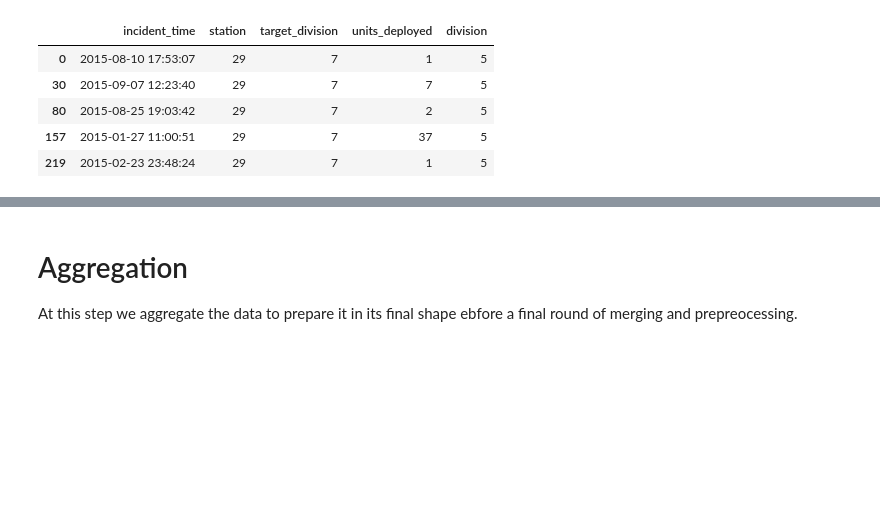
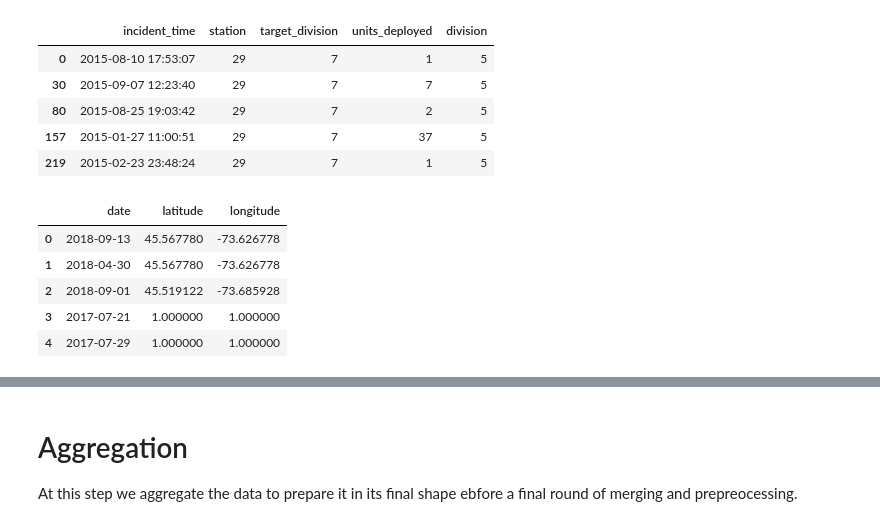
Before and after one commit to naderghanbari/mcgill-capstone, a Jupyter notebook: mcgill_capstone.ipynb, the cells around one changed output, grey strips where cells are left out. Cells and saved outputs as stored; diff of their text form; code cells hidden in the pictures; blank space fills up the shorter version.

```diff
--- a/mcgill_capstone.ipynb
+++ b/mcgill_capstone.ipynb
@@ -165,3 +168,16 @@ interventions.head()
 | 80 | 2015-08-25 19:03:42 | 29 | 7 | 2 | 5 |
 | 157 | 2015-01-27 11:00:51 | 29 | 7 | 37 | 5 |
 | 219 | 2015-02-23 23:48:24 | 29 | 7 | 1 | 5 |
+# %%
+# Read crimes dataset into a Pandas dataframe
+crimes = pd.read_csv("crimes/crimes.csv", encoding="ISO-8859-1")
+crimes.rename(columns={"DATE":"date", "LATITUDE":"latitude", "LONGITUDE":"longitude"}, inplace=True)
+crimes = crimes[["date","latitude","longitude"]]
+crimes.head()
+# %% [output]
+|  | date | latitude | longitude |
+| 0 | 2018-09-13 | 45.567780 | -73.626778 |
+| 1 | 2018-04-30 | 45.567780 | -73.626778 |
+| 2 | 2018-09-01 | 45.519122 | -73.685928 |
+| 3 | 2017-07-21 | 1.000000 | 1.000000 |
+| 4 | 2017-07-29 | 1.000000 | 1.000000 |
```
Also changed, not shown: parts of 3 cells of this notebook.
